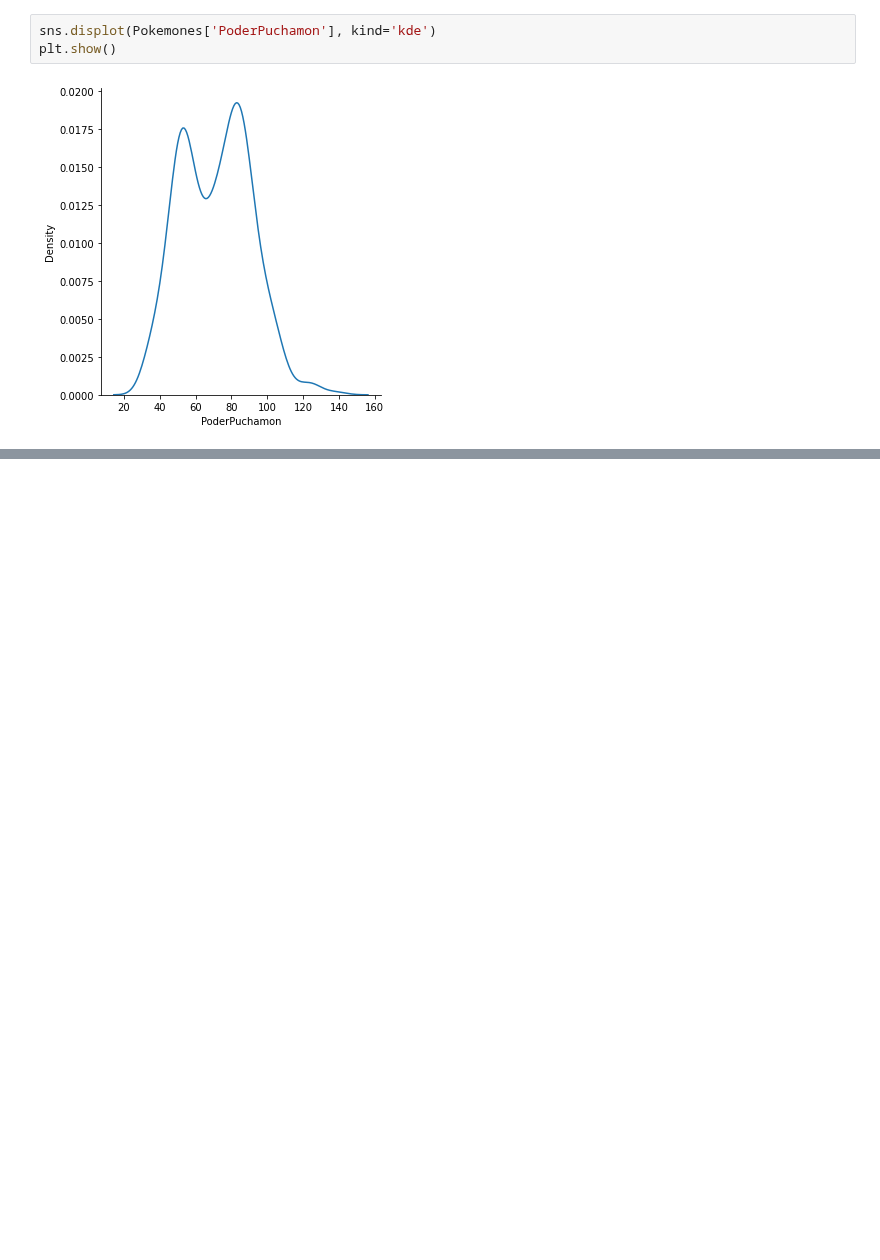
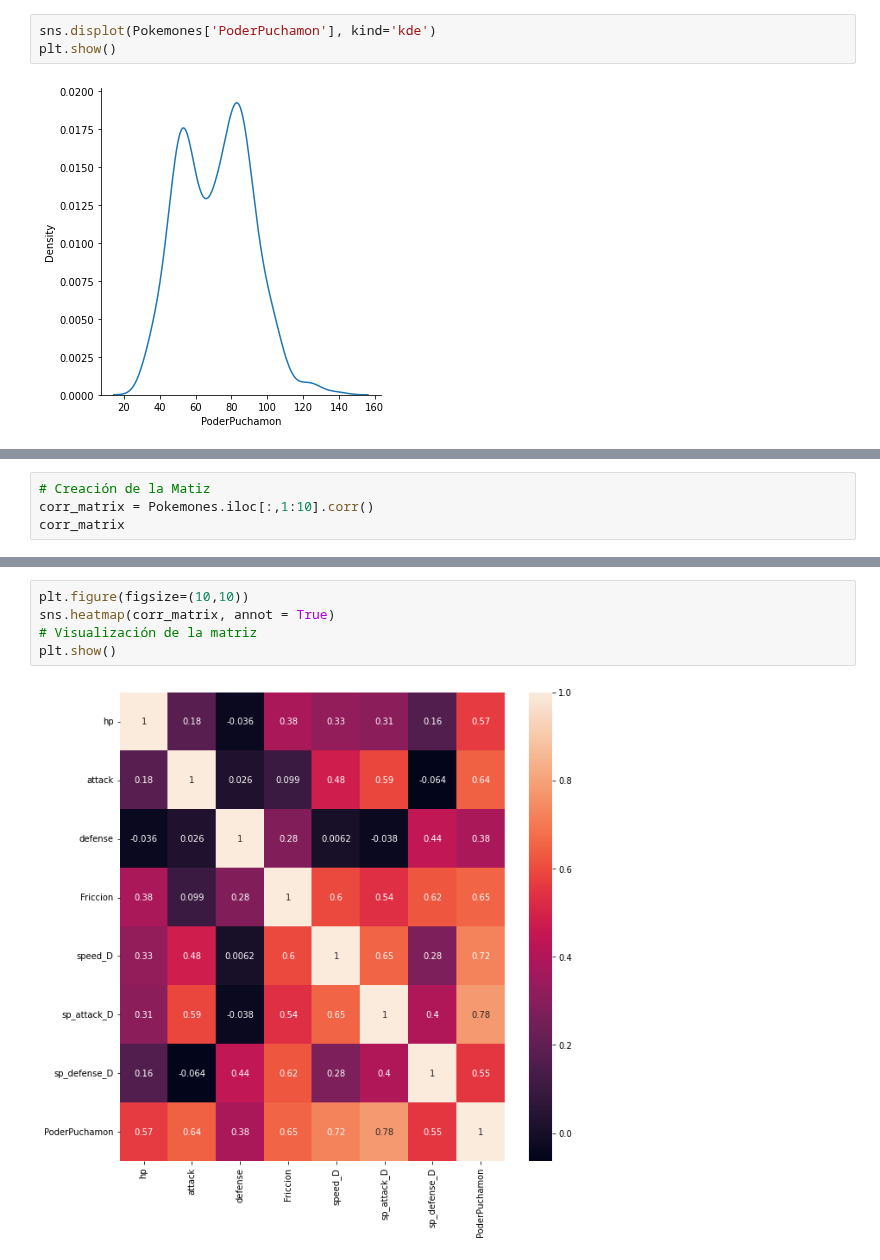
Before and after one commit to Calm-leon/proyecto-an-lisis-de-datos, a Jupyter notebook: Copia_de_Pokemon.ipynb, the cells around one changed output, grey strips where cells are left out. Drawn from its saved outputs; the diff is of its cells as text; blank space fills up the shorter version.

```diff
--- a/Copia_de_Pokemon.ipynb
+++ b/Copia_de_Pokemon.ipynb
@@ -512,0 +641,4 @@ plt.show()
+# %%
+# Creación de la Matiz
+corr_matrix = Pokemones.iloc[:,1:10].corr()
+corr_matrix
@@ -512,0 +655,7 @@ plt.show()
+# %%
+plt.figure(figsize=(10,10))
+sns.heatmap(corr_matrix, annot = True)
+# Visualización de la matriz
+plt.show()
+# %% [output]
+[figure, added]
```
Also changed, not shown: parts of 44 cells of this notebook.
